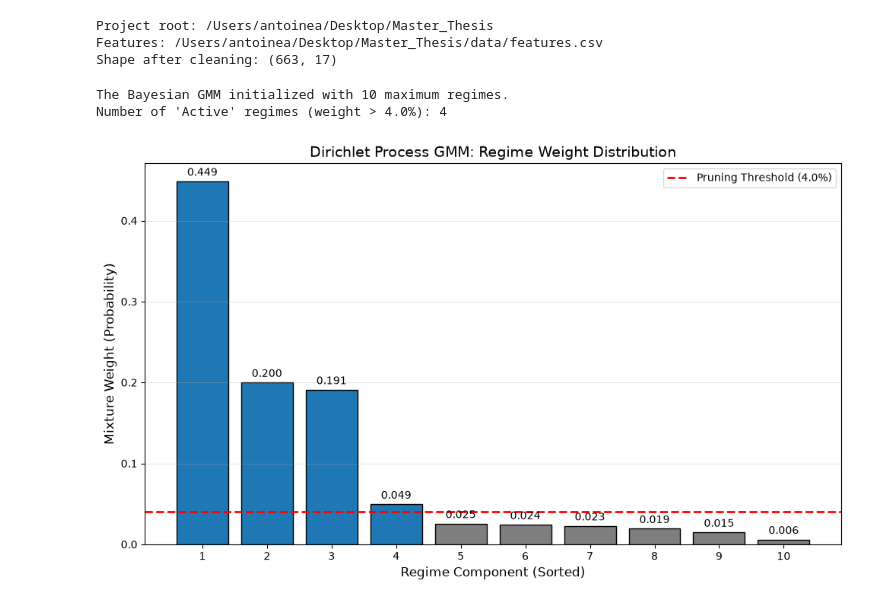
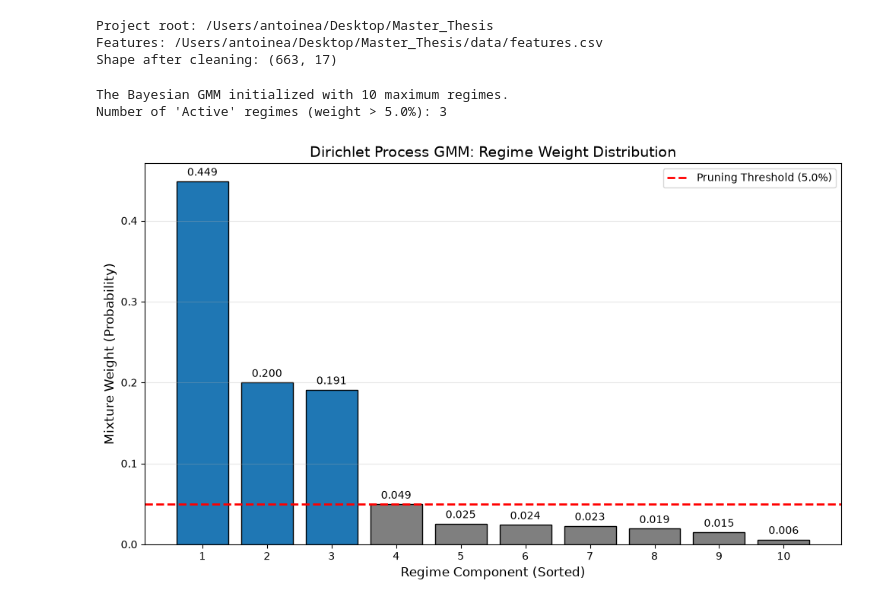
Before and after one commit to Nitmix12/Master_Thesis_ADIA, a Jupyter notebook: notebooks/model_selection/02_bayesian_gmm.ipynb, the cells around one changed output. Cells and saved outputs as stored; diff of their text form; code cells hidden in the pictures.

```diff
--- a/notebooks/model_selection/02_bayesian_gmm.ipynb
+++ b/notebooks/model_selection/02_bayesian_gmm.ipynb
@@ -47,7 +47,7 @@ Shape after cleaning: (663, 17)
 # %%
 # Parameters
 MAX_COMPONENTS = 10
-THRESHOLD = 0.04
+THRESHOLD = 0.05
 ALPHA_PRIOR = 0.1
 
 # Fit the model (using 'full' covariance because we are using the full dataset)
@@ -71,32 +71,32 @@ colors = ['tab:blue' if w > THRESHOLD else 'tab:gray' for w in sorted_weights]
 
 # Create the visualization
 fig, ax = plt.subplots(figsize=(10, 6))
 
 bars = ax.bar(range(1, MAX_COMPONENTS + 1), sorted_weights, color=colors, edgecolor='black')
 
 # Add the threshold line
 ax.axhline(THRESHOLD, color='red', linestyle='--', linewidth=2, label=f'Pruning Threshold ({THRESHOLD*100}%)')
 
 # Formatting
 ax.set_title("Dirichlet Process GMM: Regime Weight Distribution", fontsize=14)
 ax.set_xlabel("Regime Component (Sorted)", fontsize=12)
 ax.set_ylabel("Mixture Weight (Probability)", fontsize=12)
 ax.set_xticks(range(1, MAX_COMPONENTS + 1))
 ax.legend()
 ax.grid(axis='y', alpha=0.3)
 
 # Add text labels on top of the bars
 for bar in bars:
     height = bar.get_height()
     ax.annotate(f'{height:.3f}',
                 xy=(bar.get_x() + bar.get_width() / 2, height),
                 xytext=(0, 3),  # 3 points vertical offset
                 textcoords="offset points",
                 ha='center', va='bottom', fontsize=10)
 
 plt.tight_layout()
 plt.show()
 # %% [output]
 The Bayesian GMM initialized with 10 maximum regimes.
-Number of 'Active' regimes (weight > 4.0%): 4
+Number of 'Active' regimes (weight > 5.0%): 3
-[figure, old version]
+[figure, new version]
```
Also changed, not shown: 5 other files.
